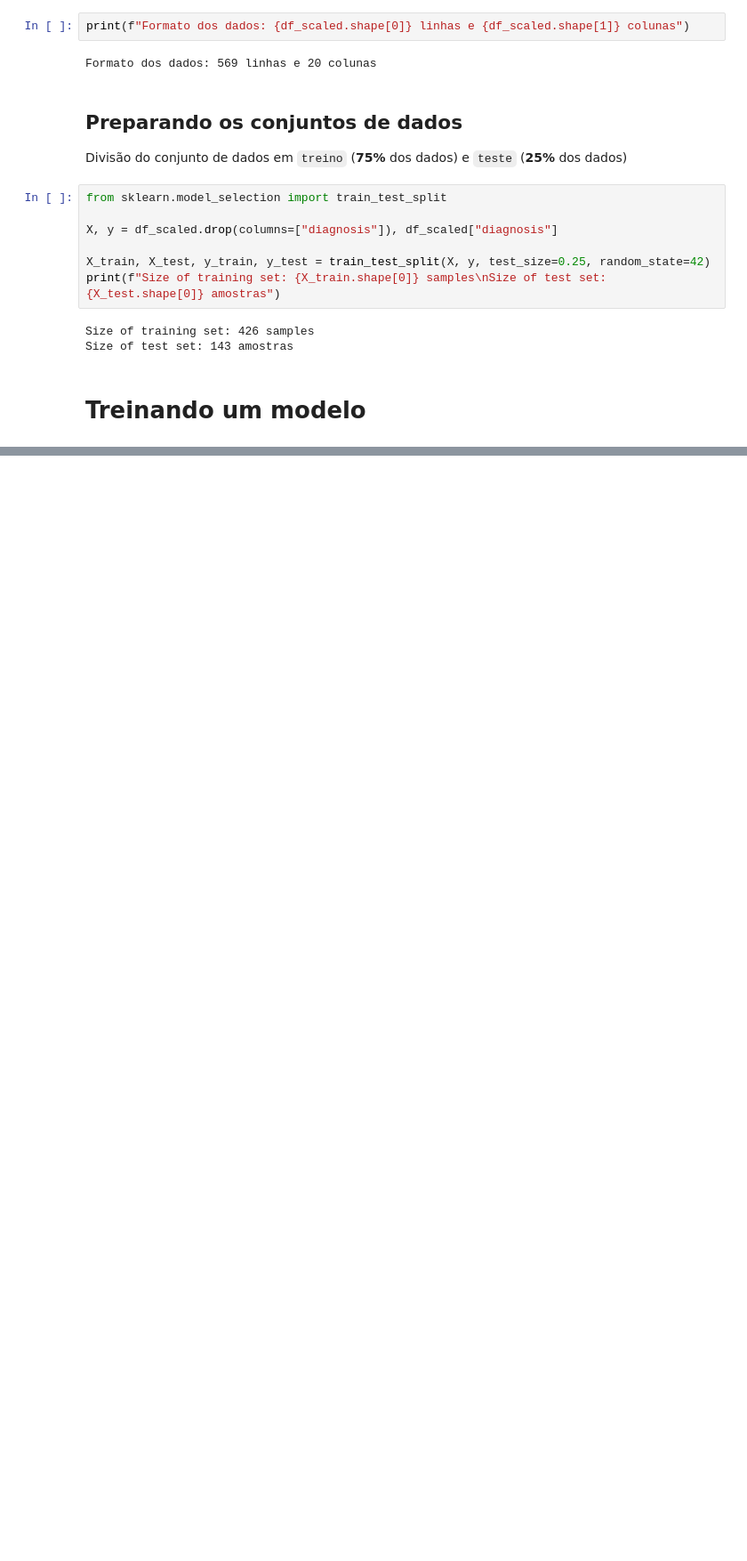
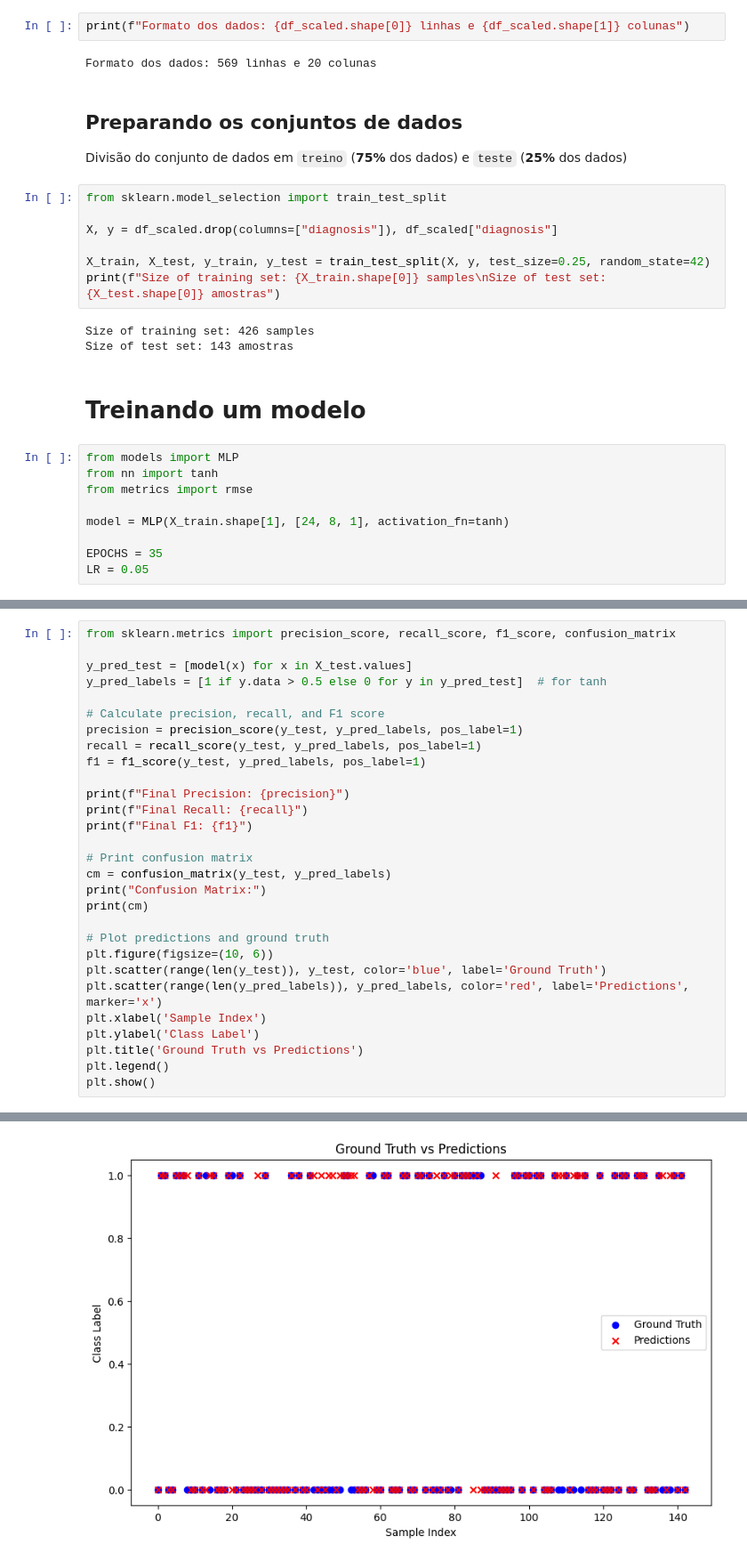
Before and after one commit to caioopra/trab_final_ML, a Jupyter notebook: src/binary_classification.ipynb, the cells around one changed output, grey strips where cells are left out. Shown at 89% size. Saved outputs shown, nothing was run; the diff lists cells and outputs as text; blank space fills up the shorter version.

Commit message:
Training and testing models for binary classification

```diff
--- a/src/binary_classification.ipynb
+++ b/src/binary_classification.ipynb
@@ -228,3 +231,12 @@ Size of training set: 426 samples
 Size of test set: 143 amostras
 # %% [markdown]
 # Treinando um modelo
+# %%
+from models import MLP
+from nn import tanh
+from metrics import rmse
+
+model = MLP(X_train.shape[1], [24, 8, 1], activation_fn=tanh)
+
+EPOCHS = 35
+LR = 0.05
@@ -230,0 +286,30 @@ Size of test set: 143 amostras
+# %%
+from sklearn.metrics import precision_score, recall_score, f1_score, confusion_matrix
+
+y_pred_test = [model(x) for x in X_test.values]
+y_pred_labels = [1 if y.data > 0.5 else 0 for y in y_pred_test]  # for tanh
+
+# Calculate precision, recall, and F1 score
+precision = precision_score(y_test, y_pred_labels, pos_label=1)
+recall = recall_score(y_test, y_pred_labels, pos_label=1)
+f1 = f1_score(y_test, y_pred_labels, pos_label=1)
+
+print(f"Final Precision: {precision}")
+print(f"Final Recall: {recall}")
+print(f"Final F1: {f1}")
+
+# Print confusion matrix
+cm = confusion_matrix(y_test, y_pred_labels)
+print("Confusion Matrix:")
+print(cm)
+
+# Plot predictions and ground truth
+plt.figure(figsize=(10, 6))
+plt.scatter(range(len(y_test)), y_test, color='blue', label='Ground Truth')
+plt.scatter(range(len(y_pred_labels)), y_pred_labels, color='red', label='Predictions', marker='x')
+plt.xlabel('Sample Index')
+plt.ylabel('Class Label')
+plt.title('Ground Truth vs Predictions')
+plt.legend()
+plt.show()
+# %% [output]
@@ -230,0 +322 @@ Size of test set: 143 amostras
+[figure, added]
```
Also changed, not shown: parts of 19 cells of this notebook.
